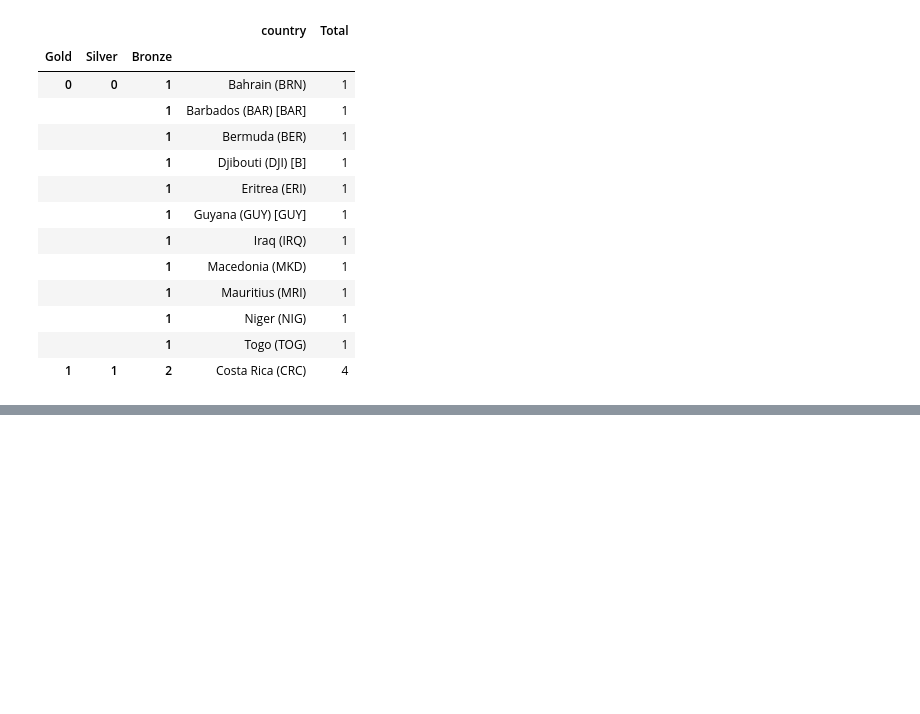
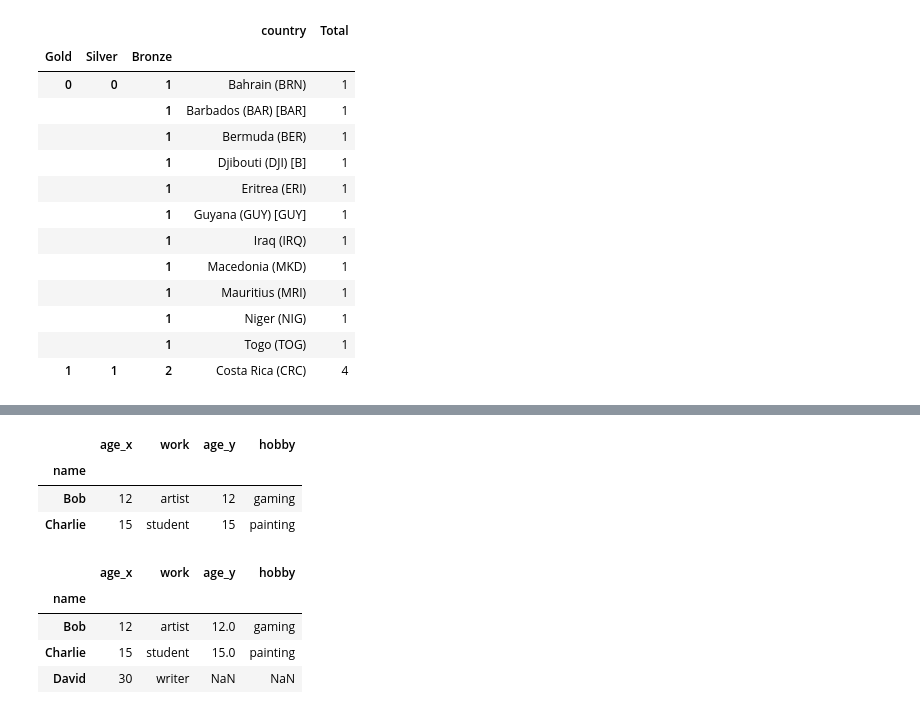
Before and after one commit to kishorepv/Data-Science-with-Python, a Jupyter notebook: Pandas library (Python).ipynb, the cells around one changed output, grey strips where cells are left out. Drawn from its saved outputs; the diff is of its cells as text; code cells hidden in the pictures; blank space fills up the shorter version.

```diff
--- a/Pandas library (Python).ipynb
+++ b/Pandas library (Python).ipynb
@@ -852,0 +898,18 @@ df_midx.loc[[(0,0,1), (1,1,2)]][["country","Total"]]
+# %%
+inner_join
+# %% [output]
+|  | age_x | work | age_y | hobby |
+| name |  |  |  |  |
+| Bob | 12 | artist | 12 | gaming |
+| Charlie | 15 | student | 15 | painting |
+# %%
+## left-join (A) -> only left index
+working_people=left_join=pd.merge(work_df, joy_df, how="left", left_index=True, right_index=True)
+# %%
+working_people
+# %% [output]
+|  | age_x | work | age_y | hobby |
+| name |  |  |  |  |
+| Bob | 12 | artist | 12.0 | gaming |
+| Charlie | 15 | student | 15.0 | painting |
+| David | 30 | writer | NaN | NaN |
```
Also changed, not shown: parts of 15 cells of this notebook.
